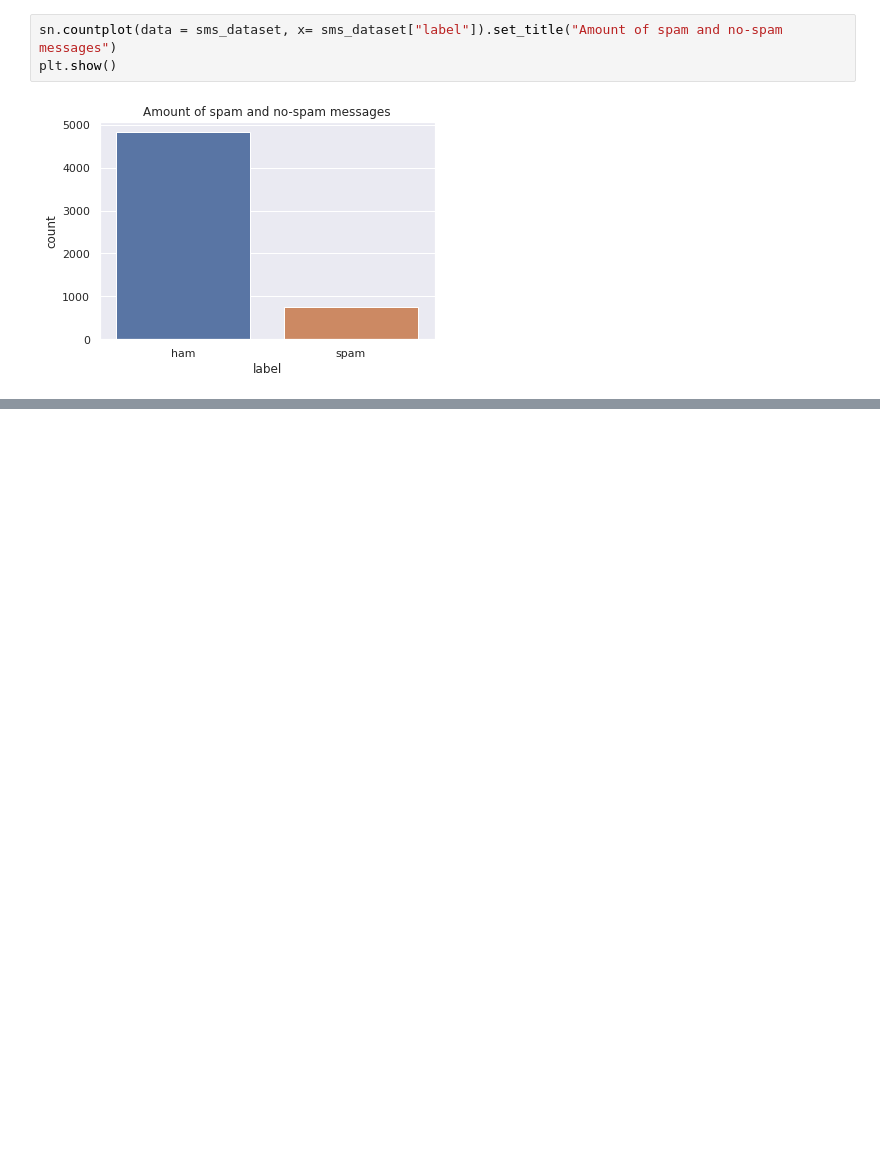
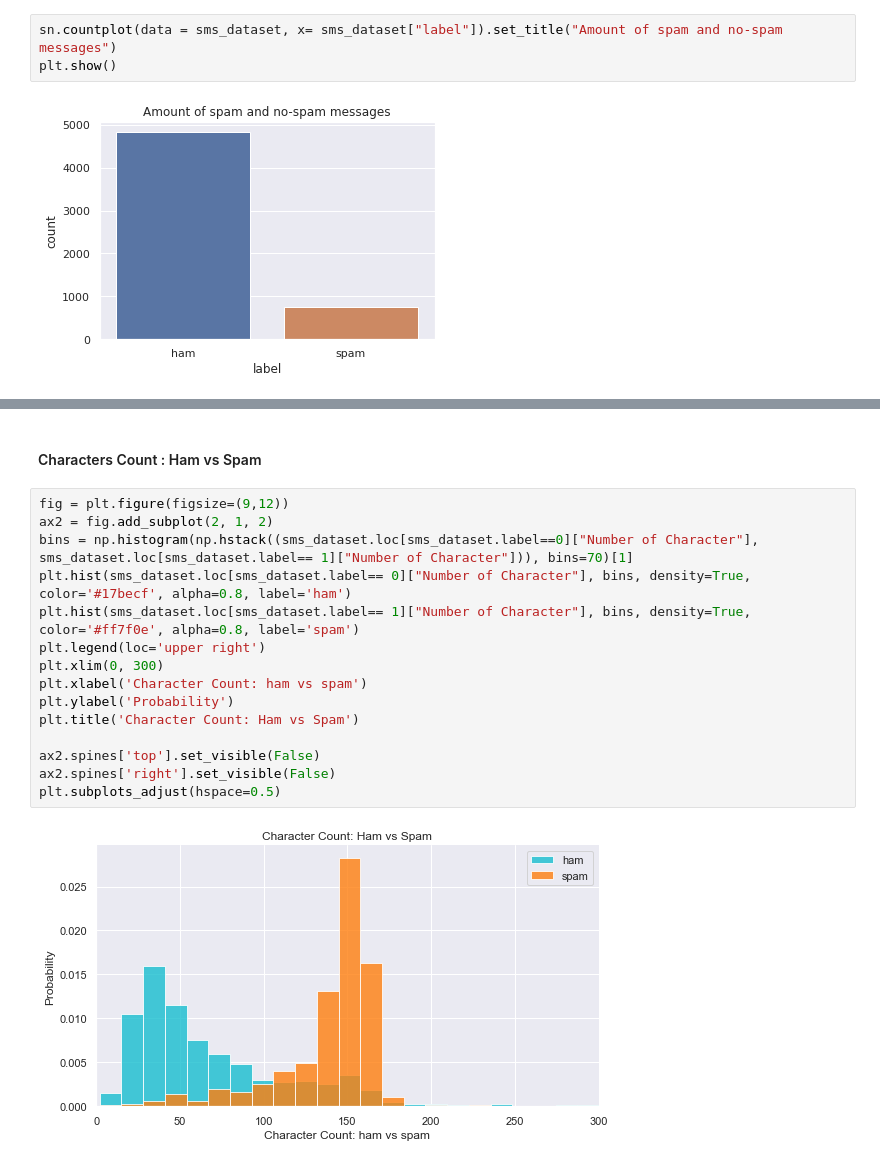
Before and after one commit to mojtabaSefidi/Spam-Message-Recognition, a Jupyter notebook: Spam_Message_Recognition.ipynb, the cells around one changed output, grey strips where cells are left out. Saved outputs shown, nothing was run; the diff lists cells and outputs as text; blank space fills up the shorter version.

```diff
--- a/Spam_Message_Recognition.ipynb
+++ b/Spam_Message_Recognition.ipynb
@@ -54,0 +122,19 @@ plt.show()
+# %% [markdown]
+#### Characters Count : Ham vs Spam
+# %%
+fig = plt.figure(figsize=(9,12))
+ax2 = fig.add_subplot(2, 1, 2)
+bins = np.histogram(np.hstack((sms_dataset.loc[sms_dataset.label==0]["Number of Character"], sms_dataset.loc[sms_dataset.label== 1]["Number of Character"])), bins=70)[1]
+plt.hist(sms_dataset.loc[sms_dataset.label== 0]["Number of Character"], bins, density=True, color='#17becf', alpha=0.8, label='ham')
+plt.hist(sms_dataset.loc[sms_dataset.label== 1]["Number of Character"], bins, density=True, color='#ff7f0e', alpha=0.8, label='spam')
+plt.legend(loc='upper right')
+plt.xlim(0, 300)
+plt.xlabel('Character Count: ham vs spam')
+plt.ylabel('Probability')
+plt.title('Character Count: Ham vs Spam')
+
+ax2.spines['top'].set_visible(False)
+ax2.spines['right'].set_visible(False)
+plt.subplots_adjust(hspace=0.5)
+# %% [output]
+[figure, added]
```
Also changed, not shown: parts of 9 cells of this notebook.
